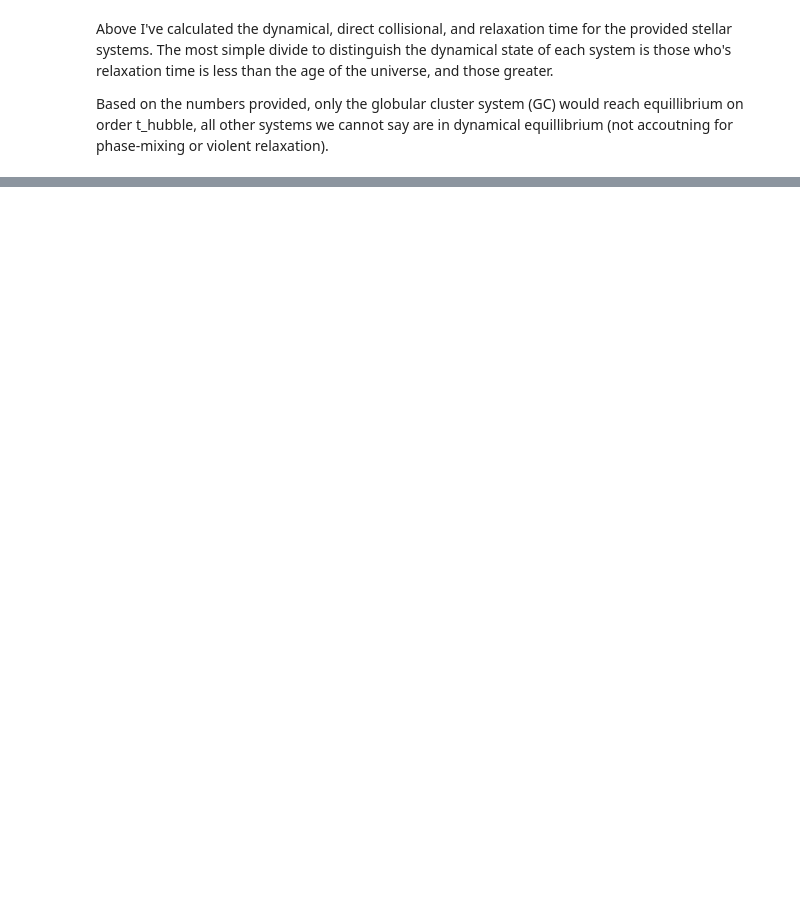
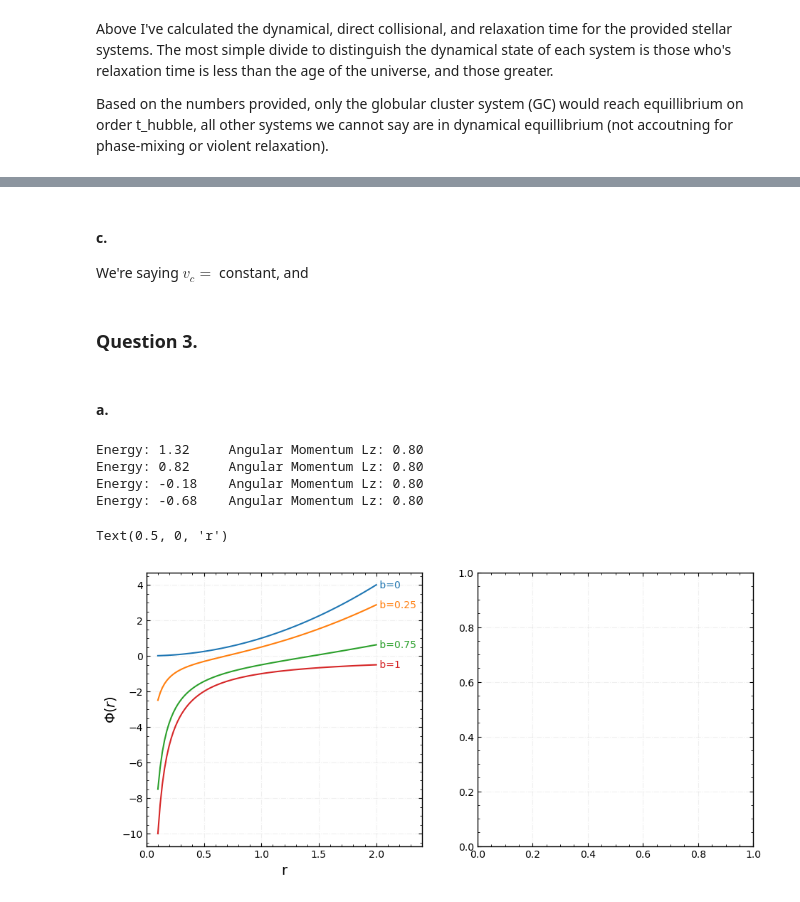
Before and after one commit to nassmohammed/galacticdynamics, a Jupyter notebook: assignment1/submission_a1.ipynb, the cells around one changed output, grey strips where cells are left out. Saved outputs shown, nothing was run; the diff lists cells and outputs as text; code cells hidden in the pictures; blank space fills up the shorter version.

```diff
--- a/assignment1/submission_a1.ipynb
+++ b/assignment1/submission_a1.ipynb
@@ -21,6 +22,10 @@ def t_relaxation(N, t_dyn):
     return N/(8*np.log(N))*t_dyn*u.Gyr
 
 def t_dynamical(r, v_c):
+    """
+    r: radius in kpc
+    v_c: circular velocity in km/s
+    """
     return 2*np.pi*r*u.kpc/(v_c*u.km/u.s)
 # %%
 import pandas as pd
@@ -107,0 +135,45 @@ Based on the numbers provided, only the globular cluster system (GC) would reach
+# %% [markdown]
+#### c.
+
+We're saying $v_c=$ constant, and
+# %% [markdown]
+### Question 3.
+# %% [markdown]
+#### a.
+# %%
+def potential(r, b):
+    return -b/r+(1-b)*r**2 # Using G=1
+
+array_b = np.array([0, 0.25, 0.75, 1])
+
+v_0 = np.array([0, 0.8])
+x_0 = np.array([1, 0])
+# %%
+for b in array_b:
+    E = 0.5*np.linalg.norm(v_0)**2 + potential(np.linalg.norm(x_0), b)
+    L = x_0[0]*v_0[1] - x_0[1]*v_0[0]
+    print(f'Energy: {E:.2f} \t Angular Momentum Lz: {L:.2f}')
+# %% [output]
+Energy: 1.32     Angular Momentum Lz: 0.80
+Energy: 0.82     Angular Momentum Lz: 0.80
+Energy: -0.18    Angular Momentum Lz: 0.80
+Energy: -0.68    Angular Momentum Lz: 0.80
+# %%
+import matplotlib.pyplot as plt
+fig, [ax, ax1] = plt.subplots(1, 2, figsize=(11, 5))
+
+r_array = np.linspace(0.1, 2, 100)
+
+for b in array_b:
+    y = potential(r_array, b)
+    (ln,) = ax.plot(r_array, y)
+    ax.text(r_array[-1], y[-1], f" b={b:g}", va="center", color=ln.get_color())
+    ax.set_xlim(0, 2.4)
+
+ax.set_ylabel(r'$\Phi(r)$', fontsize=14)
+ax.set_xlabel('r', fontsize=14)
+
+def effective_potential(r, )
+# %% [output]
+Text(0.5, 0, 'r')
+[figure, added]
```
Also changed, not shown: parts of 9 cells of this notebook.
